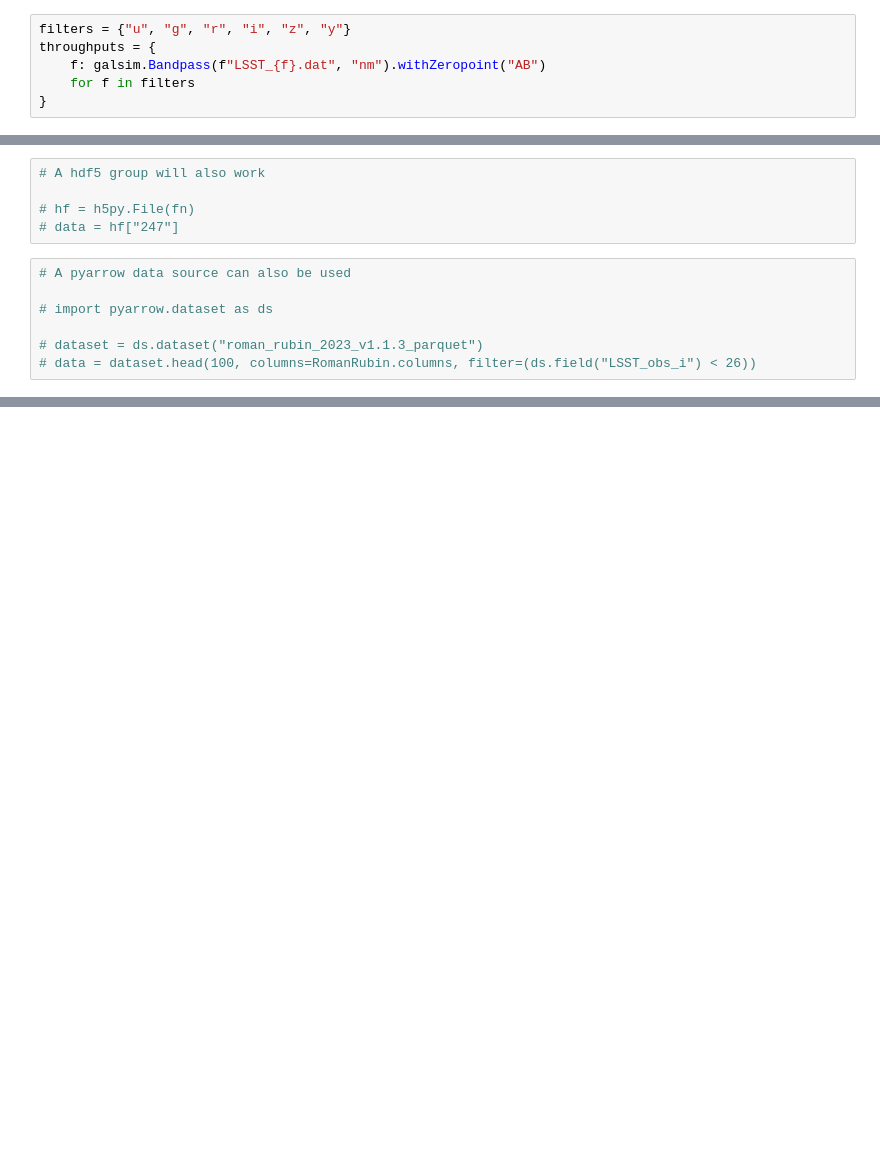
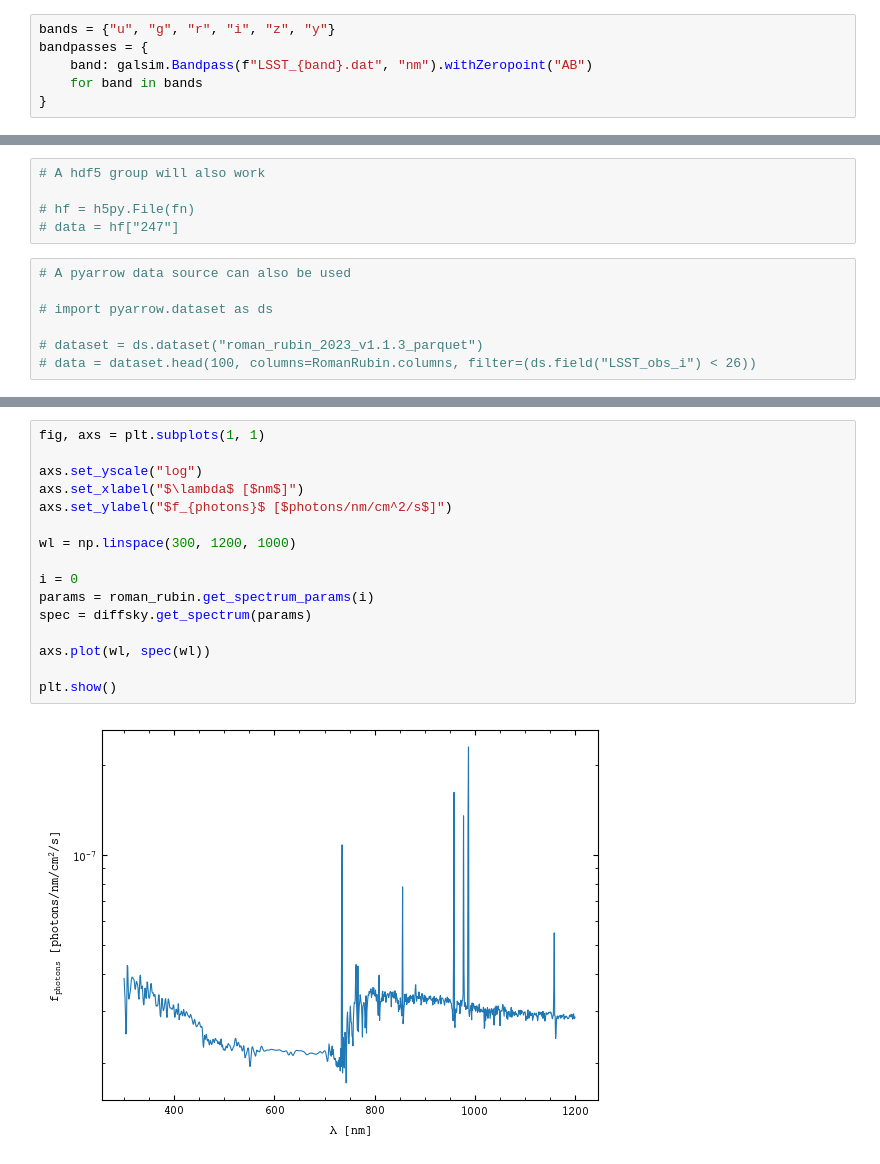
Before and after one commit to sidneymau/chromatic-weak-lensing, a Jupyter notebook: notebooks/roman_rubin.ipynb, the cells around one changed output, grey strips where cells are left out. Cells and saved outputs as stored; diff of their text form; blank space fills up the shorter version.

```diff
--- a/notebooks/roman_rubin.ipynb
+++ b/notebooks/roman_rubin.ipynb
@@ -18,8 +22,8 @@ os.environ["DSPS_SSP_DATA"] = "dsps_ssp_data_singlemet.h5"
 # %%
-filters = {"u", "g", "r", "i", "z", "y"}
-throughputs = {
-    f: galsim.Bandpass(f"LSST_{f}.dat", "nm").withZeropoint("AB")
-    for f in filters
+bands = {"u", "g", "r", "i", "z", "y"}
+bandpasses = {
+    band: galsim.Bandpass(f"LSST_{band}.dat", "nm").withZeropoint("AB")
+    for band in bands
 }
 # %%
 # ! curl https://portal.nersc.gov/project/hacc/aphearin/lsstdesc_diffsky_data/roman_rubin_2023_z_0_1_cutout_9043.testdata.hdf5 > diffsky.testdata.hdf5
@@ -74,3 +99,21 @@ plt.show()
+# %%
+fig, axs = plt.subplots(1, 1)
+
+axs.set_yscale("log")
+axs.set_xlabel("$\lambda$ [$nm$]")
+axs.set_ylabel("$f_{photons}$ [$photons/nm/cm^2/s$]")
+
+wl = np.linspace(300, 1200, 1000)
+
+i = 0
+params = roman_rubin.get_spectrum_params(i)
+spec = diffsky.get_spectrum(params)
+
+axs.plot(wl, spec(wl))
+
+plt.show()
+# %% [output]
+[figure, added]
 # %%
 fig, axs = plt.subplots(1, 1)
 
```
Also changed, not shown: parts of 10 cells of this notebook, 7 other files.
